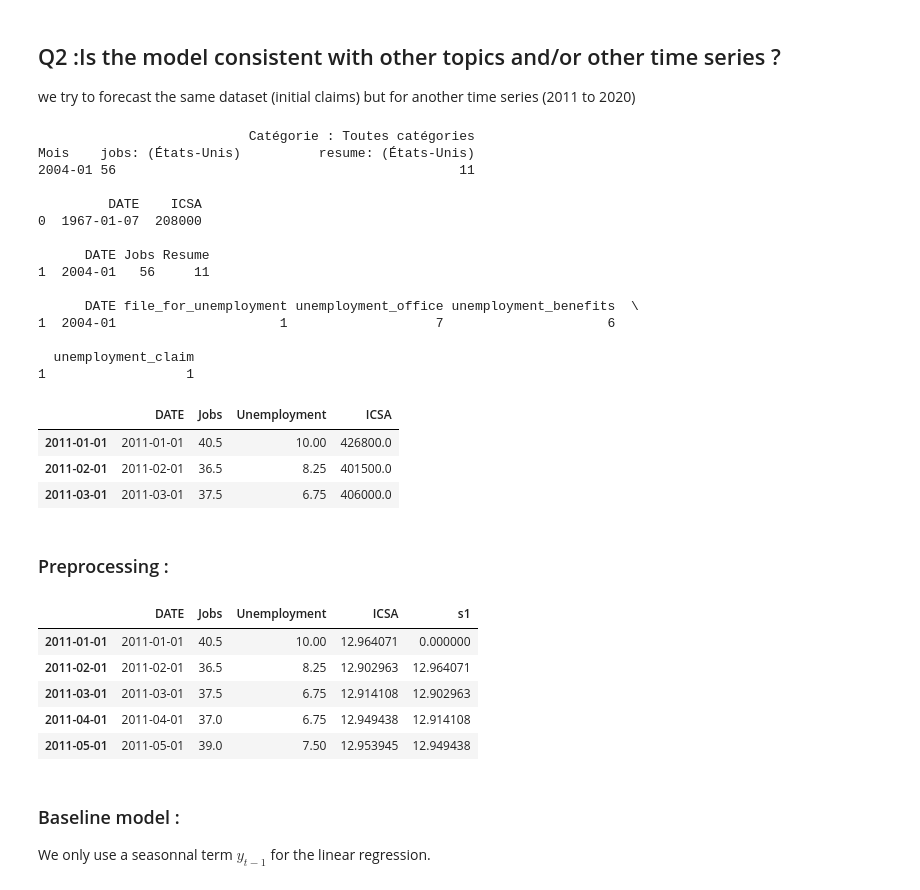
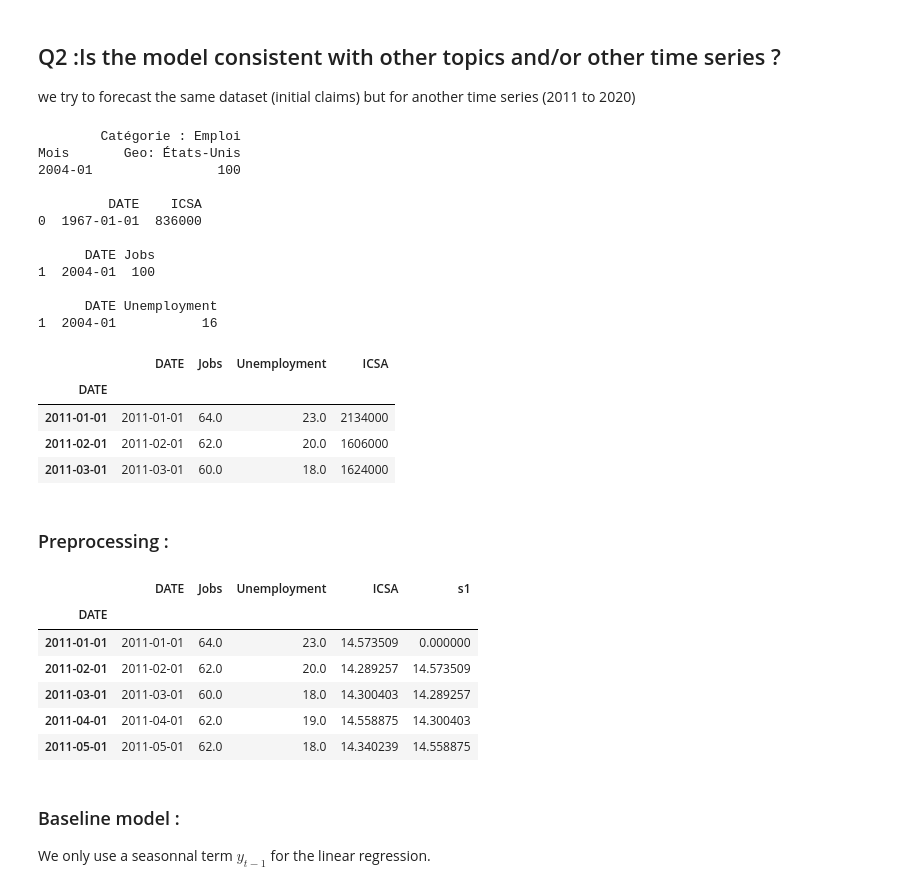
Before and after one commit to epfl-ada/ada-2020-project-milestone-p3-p3_adaimb, a Jupyter notebook: MilestoneP4.ipynb, the cells around one changed output. Drawn from its saved outputs; the diff is of its cells as text; code cells hidden in the pictures.

```diff
--- a/MilestoneP4.ipynb
+++ b/MilestoneP4.ipynb
@@ -186,8 +187,8 @@ plt.show()
 we try to forecast the same dataset (initial claims) but for another time series (2011 to 2020)
 # %%
 # Load The datasets
-jobs = pd.read_csv('Jobs.csv')
-WU = pd.read_csv('Welfare&Unemployment.csv')
+jobs = pd.read_csv('Emploi.csv')
+WU = pd.read_csv('Aide_chomage.csv')
 claims = pd.read_csv('ICSA.csv')
 print(jobs.head(2))
 print(' ')
@@ -196,75 +197,57 @@ print(' ')
 
 # Reshape Jobs in a more convenient form :
 jobs = jobs.reset_index()
-jobs.rename(columns = {'level_0':'DATE'}, inplace = True)
-jobs.rename(columns = {'level_1':'Jobs'}, inplace = True)
-jobs.rename(columns = {'Catégorie\xa0: Toutes catégories':'Resume'}, inplace = True)
+jobs.rename(columns = {'index':'DATE'}, inplace = True)
+jobs.rename(columns = {'Catégorie\xa0: Emploi':'Jobs'}, inplace = True)
 jobs = jobs.drop([0])
 print(jobs.head(1))
 print(' ')
 
 # Make sure values are float and <1 is converted to 0
 jobs['Jobs']= [float(s.replace('<\xa01','0')) for s in jobs['Jobs']]
-jobs['Resume']= [float(s.replace('<\xa01','0')) for s in jobs['Resume']]
-
-Jobs = jobs[['Jobs','Resume']].mean(axis=1) # Creating a trend category "Jobs" which the average of all the related trends
 
 # Reshape Welfare&Unemployement in a more convenient form :
 WU = WU.reset_index()
-WU.rename(columns = {'level_0':'DATE'}, inplace = True)
-WU.rename(columns = {'level_1':'file_for_unemployment'}, inplace = True)
-WU.rename(columns = {'level_2':'unemployment_office'}, inplace = True)
-WU.rename(columns = {'level_3':'unemployment_benefits'}, inplace = True)
-WU.rename(columns = {'Catégorie\xa0: Toutes catégories':'unemployment_claim'}, inplace = True)
+WU.rename(columns = {'index':'DATE'}, inplace = True)
+WU.rename(columns = {'Catégorie\xa0: Aide sociale et chômage':'Unemployment'}, inplace = True)
 WU = WU.drop([0])
 print(WU.head(1))
 print(' ')
 
 # Make sure values are float and <1 is converted to 0
-WU['file_for_unemployment']= [float(s.replace('<\xa01','0')) for s in WU['file_for_unemployment']]
-WU['unemployment_office']= [float(s.replace('<\xa01','0')) for s in WU['unemployment_office']]
-WU['unemployment_benefits']= [float(s.replace('<\xa01','0')) for s in WU['unemployment_benefits']]
-WU['unemployment_claim']= [float(s.replace('<\xa01','0')) for s in WU['unemployment_claim']]
-
-# Creating a trend category "Jobs" which the average of all the related trends
-WUnemployement = WU[['file_for_unemployment','unemployment_office','unemployment_benefits','unemployment_claim']].mean(axis=1)
+WU['Unemployment']= [float(s.replace('<\xa01','0')) for s in WU['Unemployment']]
 
 # claims has weekly observations of iclaims and trends has monthly observations.
 # To solve this issue, we calculate the monthly average for iclaims. We already select the time frame of interest
 # 2011-2020
 idx = jobs.loc[jobs['DATE'].isin(['2011-01'])].index.tolist()[0]
-months = jobs['DATE'][idx-1:]
-ICSA = []
-for i in months:
-    icsa = claims[[i in name for name in claims['DATE']]].mean()
-    ICSA.append(icsa[0])
+idx2 = claims.loc[claims['DATE'].isin(['2011-01-01'])].index.tolist()[0]
+ICSA = claims['ICSA'][idx2:].values
 
 # Finally we create a clean dataframe with all the required features
-iclaims = pd.DataFrame({'DATE':jobs['DATE'][idx-1:],'Jobs':Jobs[idx-1:],'Unemployment':WUnemployement[idx-1:],'ICSA':ICSA }).reset_index().drop('index', axis=1)
+iclaims = pd.DataFrame({'DATE':jobs['DATE'][idx-1:],'Jobs':jobs['Jobs'][idx-1:],'Unemployment':WU['Unemployment'][idx-1:],'ICSA':ICSA}).reset_index().drop('index', axis=1)
 iclaims.DATE = pd.to_datetime(iclaims.DATE)
 iclaims = iclaims.set_index(iclaims['DATE'])
-iclaims.index = pd.DatetimeIndex(iclaims.index.values,freq='MS') # Indicate that our index is sampled by months
+#iclaims.index = pd.DatetimeIndex(iclaims.index.values,freq='MS') # Indicate that our index is sampled by months
 iclaims.head(3)
 # %% [output]
-                           Catégorie : Toutes catégories
-Mois    jobs: (États-Unis)          resume: (États-Unis)
-2004-01 56                                            11
+        Catégorie : Emploi
+Mois       Geo: États-Unis
+2004-01                100
 
          DATE    ICSA
-0  1967-01-07  208000
+0  1967-01-01  836000
 
-      DATE Jobs Resume
-1  2004-01   56     11
+      DATE Jobs
+1  2004-01  100
 
-      DATE file_for_unemployment unemployment_office unemployment_benefits  \
-1  2004-01                     1                   7                     6
-
-  unemployment_claim
-1                  1
+      DATE Unemployment
+1  2004-01           16
 |  | DATE | Jobs | Unemployment | ICSA |
-| 2011-01-01 | 2011-01-01 | 40.5 | 10.00 | 426800.0 |
-| 2011-02-01 | 2011-02-01 | 36.5 | 8.25 | 401500.0 |
-| 2011-03-01 | 2011-03-01 | 37.5 | 6.75 | 406000.0 |
+| DATE |  |  |  |  |
+| 2011-01-01 | 2011-01-01 | 64.0 | 23.0 | 2134000 |
+| 2011-02-01 | 2011-02-01 | 62.0 | 20.0 | 1606000 |
+| 2011-03-01 | 2011-03-01 | 60.0 | 18.0 | 1624000 |
 # %% [markdown]
 ### Preprocessing :
 # %%
@@ -275,11 +258,12 @@ iclaims['s1']=iclaims['ICSA'].shift(1,axis=0,fill_value=0) # create seasonnal te
 iclaims.head()
 # %% [output]
 |  | DATE | Jobs | Unemployment | ICSA | s1 |
-| 2011-01-01 | 2011-01-01 | 40.5 | 10.00 | 12.964071 | 0.000000 |
-| 2011-02-01 | 2011-02-01 | 36.5 | 8.25 | 12.902963 | 12.964071 |
-| 2011-03-01 | 2011-03-01 | 37.5 | 6.75 | 12.914108 | 12.902963 |
-| 2011-04-01 | 2011-04-01 | 37.0 | 6.75 | 12.949438 | 12.914108 |
-| 2011-05-01 | 2011-05-01 | 39.0 | 7.50 | 12.953945 | 12.949438 |
+| DATE |  |  |  |  |  |
+| 2011-01-01 | 2011-01-01 | 64.0 | 23.0 | 14.573509 | 0.000000 |
+| 2011-02-01 | 2011-02-01 | 62.0 | 20.0 | 14.289257 | 14.573509 |
+| 2011-03-01 | 2011-03-01 | 60.0 | 18.0 | 14.300403 | 14.289257 |
+| 2011-04-01 | 2011-04-01 | 62.0 | 19.0 | 14.558875 | 14.300403 |
+| 2011-05-01 | 2011-05-01 | 62.0 | 18.0 | 14.340239 | 14.558875 |
 # %% [markdown]
 ### Baseline model :
 
```
Also changed, not shown: parts of 5 cells of this notebook, 2 other files.
